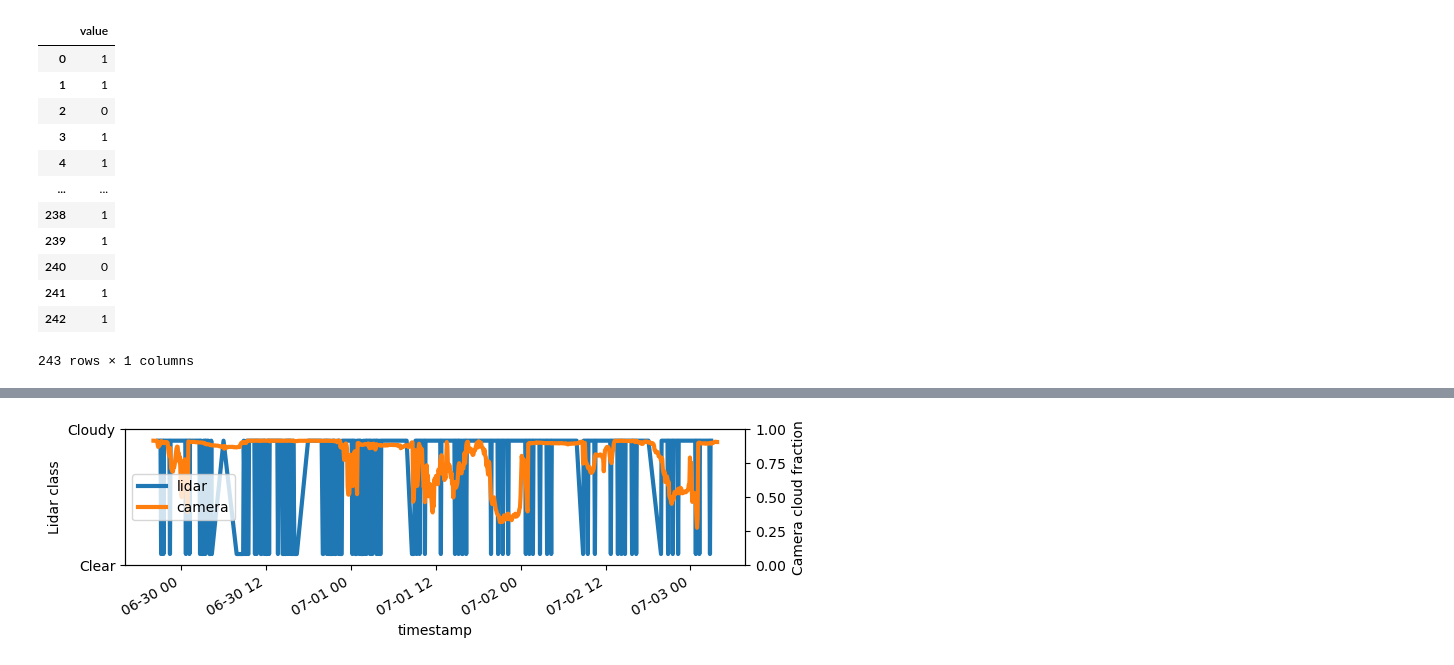
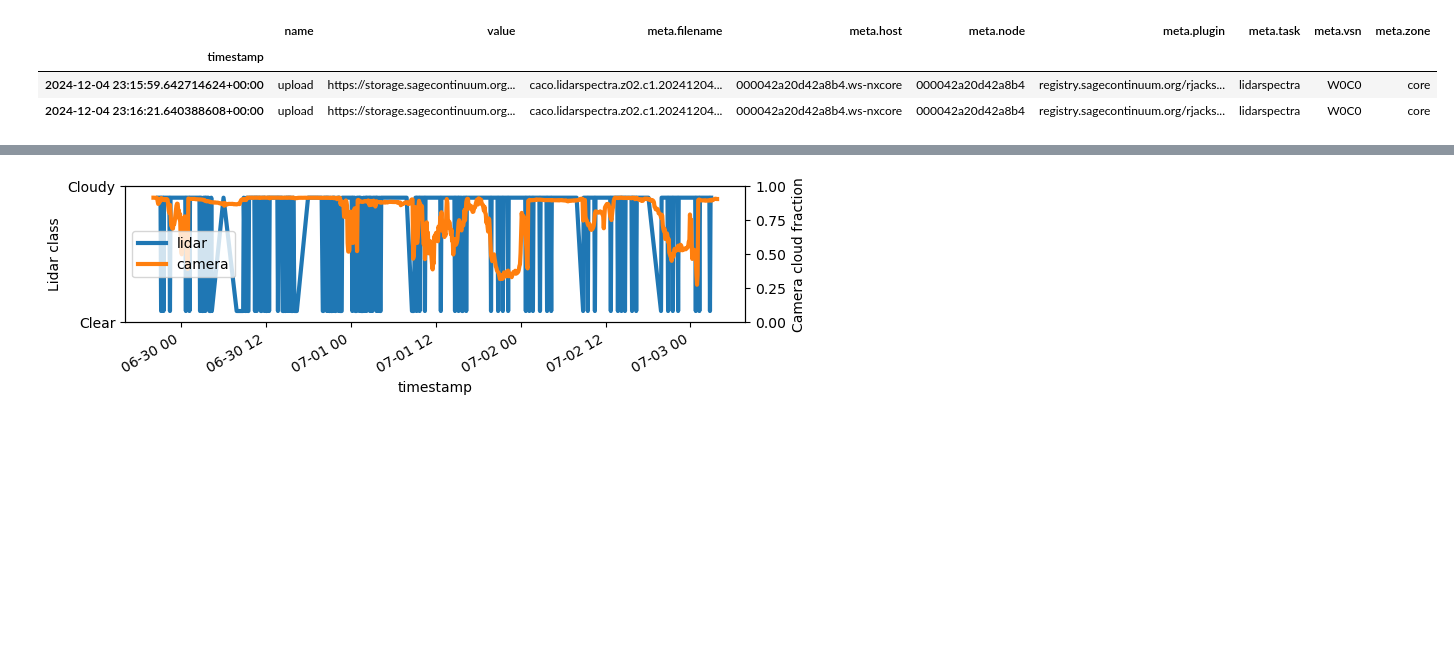
Before and after one commit to rcjackson/wfip3, a Jupyter notebook: notebooks/Untitled.ipynb, the cells around one changed output, grey strips where cells are left out. Drawn from its saved outputs; the diff is of its cells as text; code cells hidden in the pictures; blank space fills up the shorter version.

```diff
--- a/notebooks/Untitled.ipynb
+++ b/notebooks/Untitled.ipynb
@@ -8,8 +10,8 @@ import matplotlib.pyplot as plt
 df_lidar = sage_data_client.query(
     start="-192h",
     filter={
-        "plugin": "registry.sagecontinuum.org/rjackson/weather-classification:1.3.5.*",
-        "vsn": "W0BE"
+        "plugin": "registry.sagecontinuum.org/rjackson/lidar_spectra:2024.12.4",
+        "vsn": "W0C0"
     }
 )
 df_lidar = df_lidar.set_index("timestamp")
@@ -23,18 +25,9 @@ df_cloud = sage_data_client.query(
 )
 df_cloud = df_cloud.set_index("timestamp")
 # %%
-duckdb.query("SELECT value FROM df_lidar WHERE name = 'weather.classifier.class'").to_df()
+df_lidar
 # %% [output]
-|  | value |
-| 0 | 1 |
-| 1 | 1 |
-| 2 | 0 |
-| 3 | 1 |
-| 4 | 1 |
-| ... | ... |
-| 238 | 1 |
-| 239 | 1 |
-| 240 | 0 |
-| 241 | 1 |
-| 242 | 1 |
+|  | name | value | meta.filename | meta.host | meta.node | meta.plugin | meta.task | meta.vsn | meta.zone |
+| timestamp |  |  |  |  |  |  |  |  |  |
+| 2024-12-04 23:15:59.642714624+00:00 | upload | https://storage.sagecontinuum.org... | caco.lidarspectra.z02.c1.20241204... | 000042a20d42a8b4.ws-nxcore | 000042a20d42a8b4 | registry.sagecontinuum.org/rjacks... | lidarspectra | W0C0 | core |
+| 2024-12-04 23:16:21.640388608+00:00 | upload | https://storage.sagecontinuum.org... | caco.lidarspectra.z02.c1.20241204... | 000042a20d42a8b4.ws-nxcore | 000042a20d42a8b4 | registry.sagecontinuum.org/rjacks... | lidarspectra | W0C0 | core |
-243 rows × 1 columns
```
Also changed, not shown: parts of 6 cells of this notebook, 10 other files.
